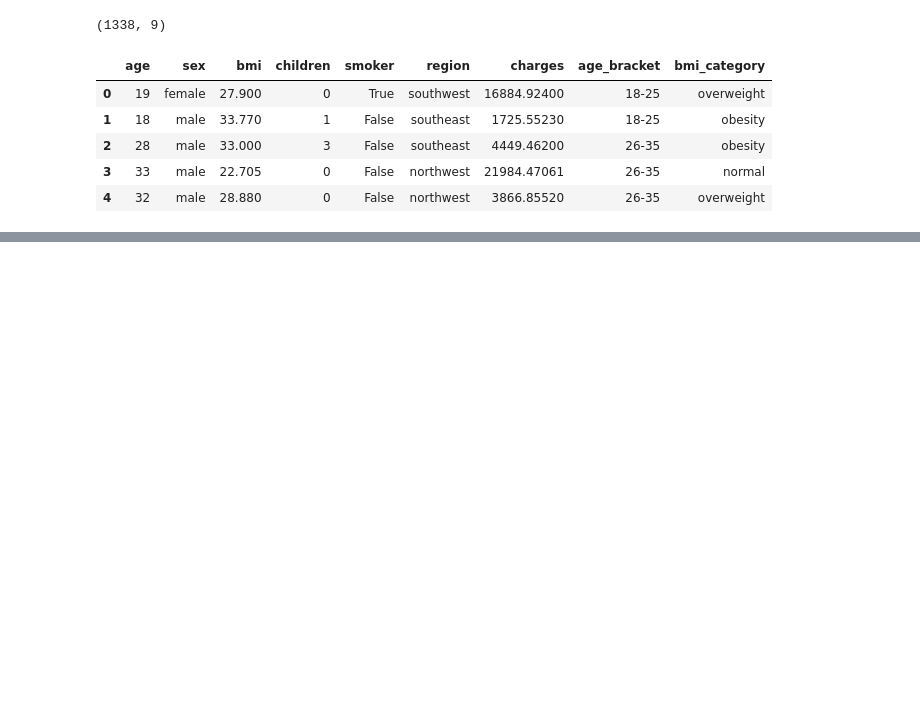
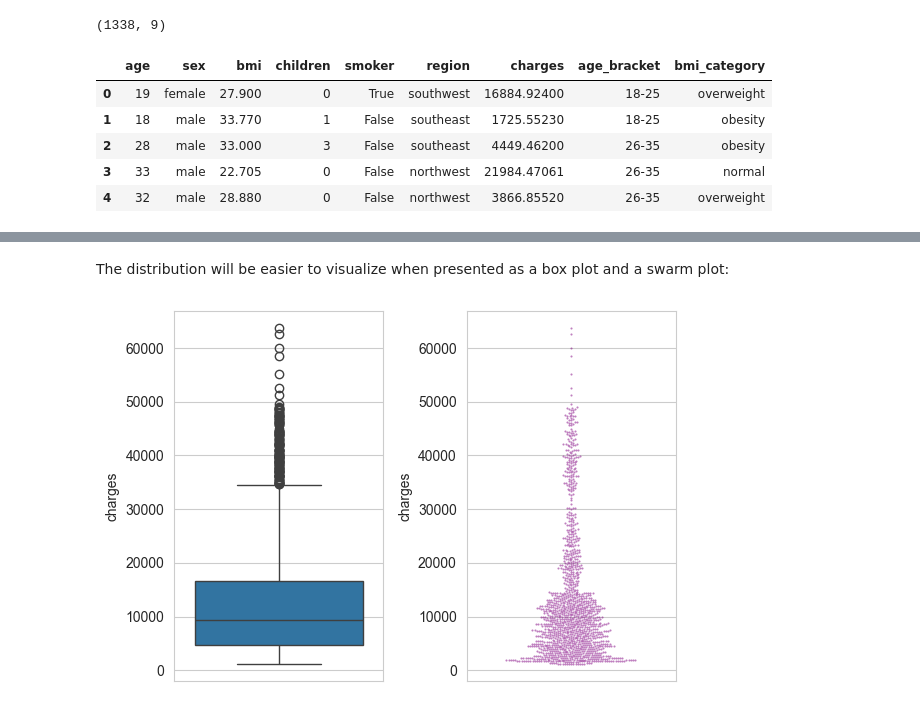
Before and after one commit to ramaz-abdelgadir/Hackathon1-Insurance, a Jupyter notebook: jupyter_notebooks/data_vizualization.ipynb, the cells around one changed output, grey strips where cells are left out. Saved outputs shown, nothing was run; the diff lists cells and outputs as text; code cells hidden in the pictures; blank space fills up the shorter version.

Commit message:
vizualize the charges data

```diff
--- a/jupyter_notebooks/data_vizualization.ipynb
+++ b/jupyter_notebooks/data_vizualization.ipynb
@@ -35,0 +49,10 @@ insurance.head()
+# %% [markdown]
+The distribution will be easier to visualize when presented as a box plot and a swarm plot:
+# %%
+fig, ax = plt.subplots(ncols=2, nrows=1, figsize=(6, 4))
+sns.boxplot(y='charges', data=insurance, ax=ax[0])
+sns.swarmplot(y='charges', data=insurance, ax=ax[1], color='purple', alpha=0.5, size=1.5)
+plt.tight_layout()
+plt.show()
+# %% [output]
+[figure, added]
```
Also changed, not shown: parts of 6 cells of this notebook.
